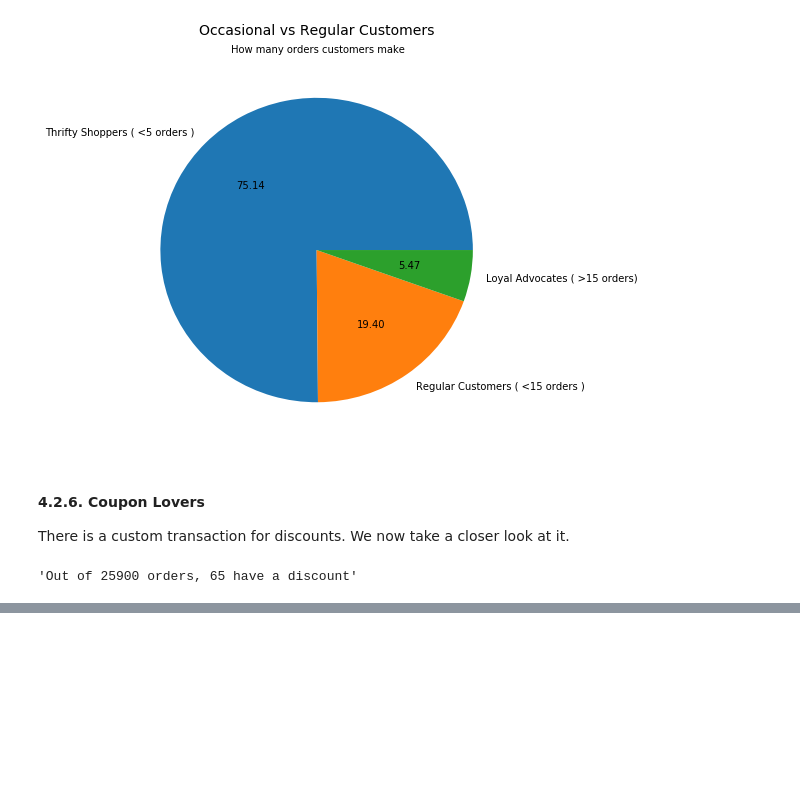
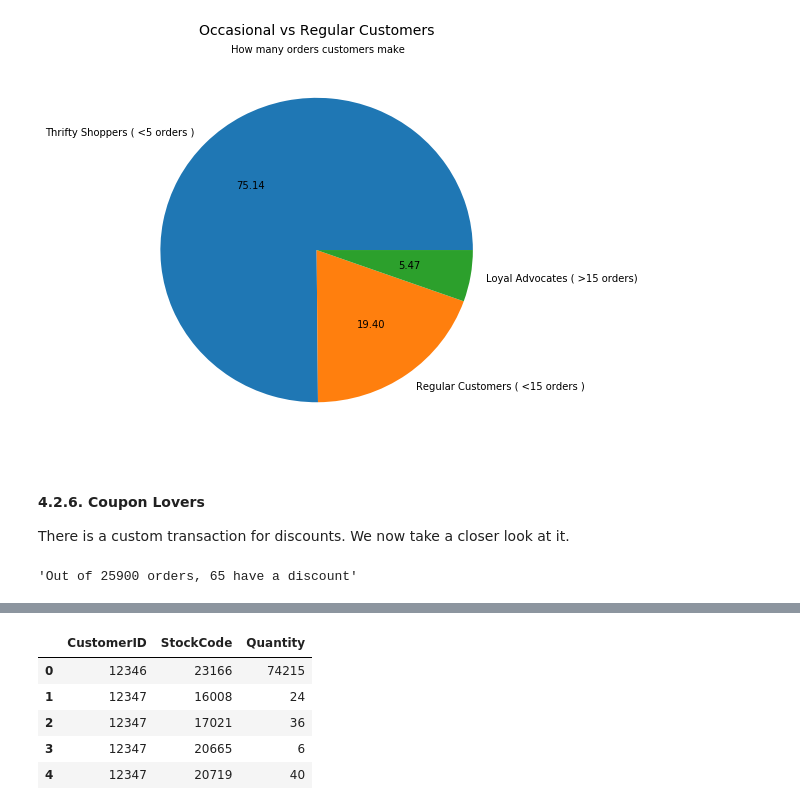
Before and after one commit to romeoc/tales, a Jupyter notebook: ecommerce/dotcomgiftshop.ipynb, the cells around one changed output, grey strips where cells are left out. Drawn from its saved outputs; the diff is of its cells as text; code cells hidden in the pictures; blank space fills up the shorter version.

```diff
--- a/ecommerce/dotcomgiftshop.ipynb
+++ b/ecommerce/dotcomgiftshop.ipynb
@@ -802,0 +824,15 @@ There are too few discounted orders to proceed any further. Given the data at ha
+# %%
+interactions = df[(df.CustomerID.notnull()) & (df.RowTotal > 0)] \
+    .groupby(['CustomerID', 'StockCode']) \
+    .agg({'Quantity': 'sum'}) \
+    .reset_index()
+
+interactions['CustomerID'] = interactions['CustomerID'].astype(int)
+interactions.head()
+# %% [output]
+|  | CustomerID | StockCode | Quantity |
+| 0 | 12346 | 23166 | 74215 |
+| 1 | 12347 | 16008 | 24 |
+| 2 | 12347 | 17021 | 36 |
+| 3 | 12347 | 20665 | 6 |
+| 4 | 12347 | 20719 | 40 |
```
Also changed, not shown: parts of 3 cells of this notebook.
